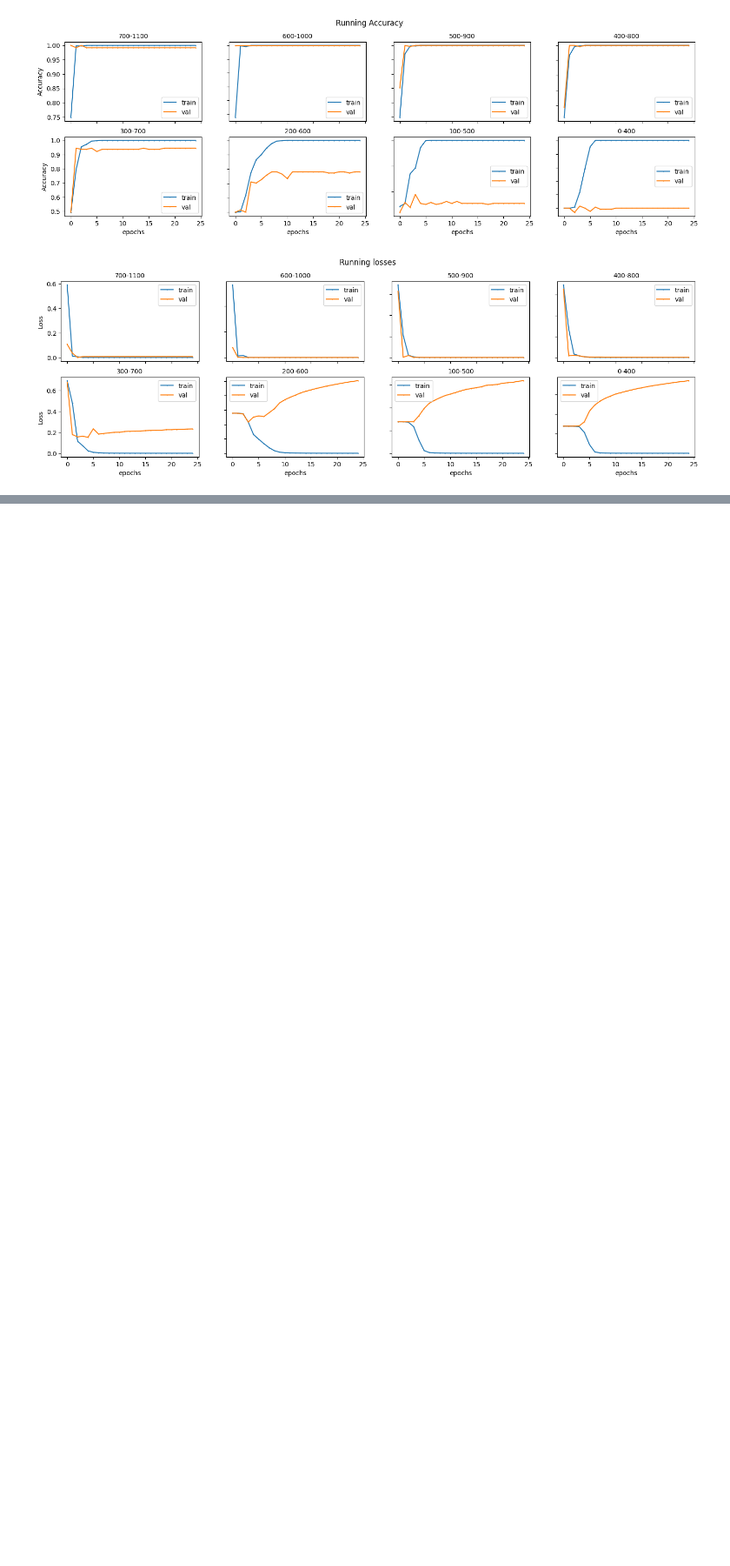
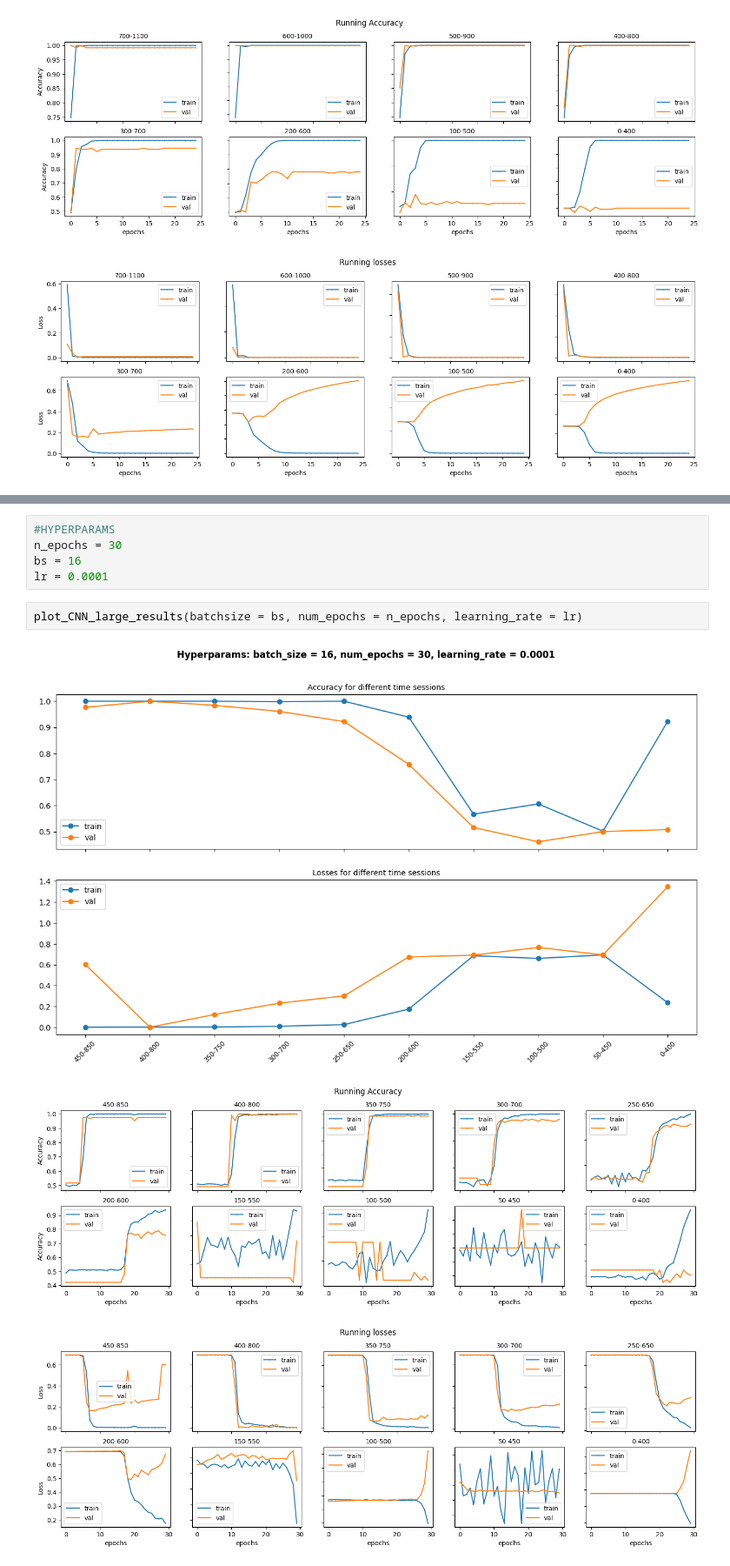
Before and after one commit to benedettacandelori/Monkeys_go_stop_trials, a Jupyter notebook: Report_movement_CNN.ipynb, the cells around one changed output, grey strips where cells are left out. Shown at 87% size. Drawn from its saved outputs; the diff is of its cells as text; blank space fills up the shorter version.

```diff
--- a/Report_movement_CNN.ipynb
+++ b/Report_movement_CNN.ipynb
@@ -137,0 +229,11 @@ plot_CNN_small_results(batchsize = bs, num_epochs = n_epochs, learning_rate = lr
+# %%
+#HYPERPARAMS
+n_epochs = 30
+bs = 16
+lr = 0.0001
+# %%
+plot_CNN_large_results(batchsize = bs, num_epochs = n_epochs, learning_rate = lr)
+# %% [output]
+[figure, added]
+[figure, added]
+[figure, added]
```
Also changed, not shown: parts of 7 cells of this notebook.
